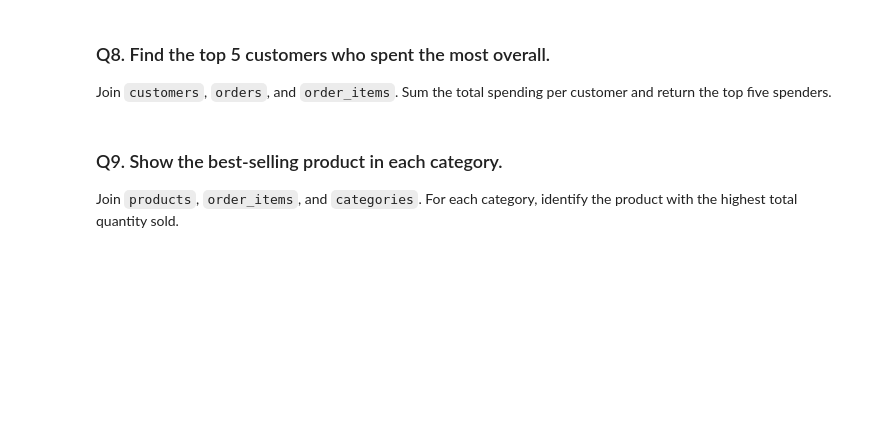
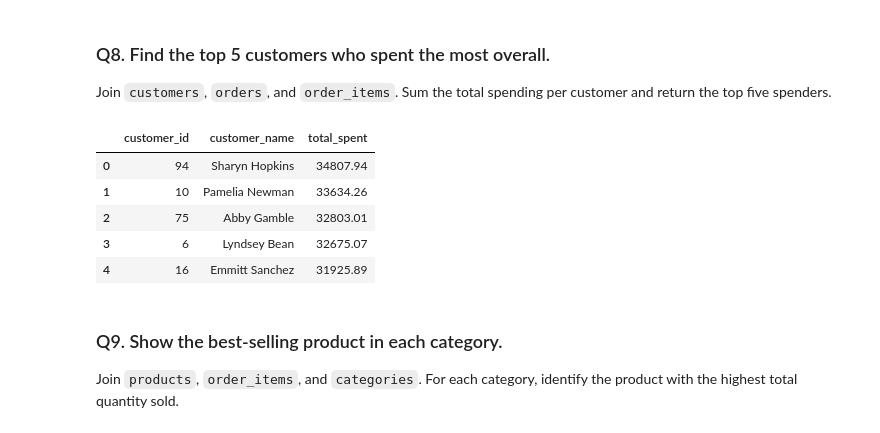
Before and after one commit to DaviLeeAnn/DataAnalysisModule3, a Jupyter notebook: Week3/workflow_practice.ipynb, the cells around one changed output. Cells and saved outputs as stored; diff of their text form; code cells hidden in the pictures; blank space fills up the shorter version.

```diff
--- a/Week3/workflow_practice.ipynb
+++ b/Week3/workflow_practice.ipynb
@@ -252,8 +300,24 @@ Join `customers`, `orders`, and `order_items`. Sum the total spending per custom
 # %%
 # Your query here
 query8 = """
+SELECT c.customer_id,
+        CONCAT(c.first_name, ' ', c.last_name) AS customer_name,
+        ROUND(SUM(oi.quantity * oi.list_price * (1-oi.discount)), 2) AS total_spent
+FROM customers c
+JOIN orders o ON c.customer_id = o.customer_id
+JOIN order_items oi ON o.order_id = oi.order_id
+GROUP BY c.customer_id
+ORDER BY total_spent DESC
+LIMIT 5;
 """
 pd.read_sql(query8, connection)
+# %% [output]
+|  | customer_id | customer_name | total_spent |
+| 0 | 94 | Sharyn Hopkins | 34807.94 |
+| 1 | 10 | Pamelia Newman | 33634.26 |
+| 2 | 75 | Abby Gamble | 32803.01 |
+| 3 | 6 | Lyndsey Bean | 32675.07 |
+| 4 | 16 | Emmitt Sanchez | 31925.89 |
 # %% [markdown]
 ### Q9. Show the best-selling product in each category.
 
```
Also changed, not shown: parts of 3 cells of this notebook.
